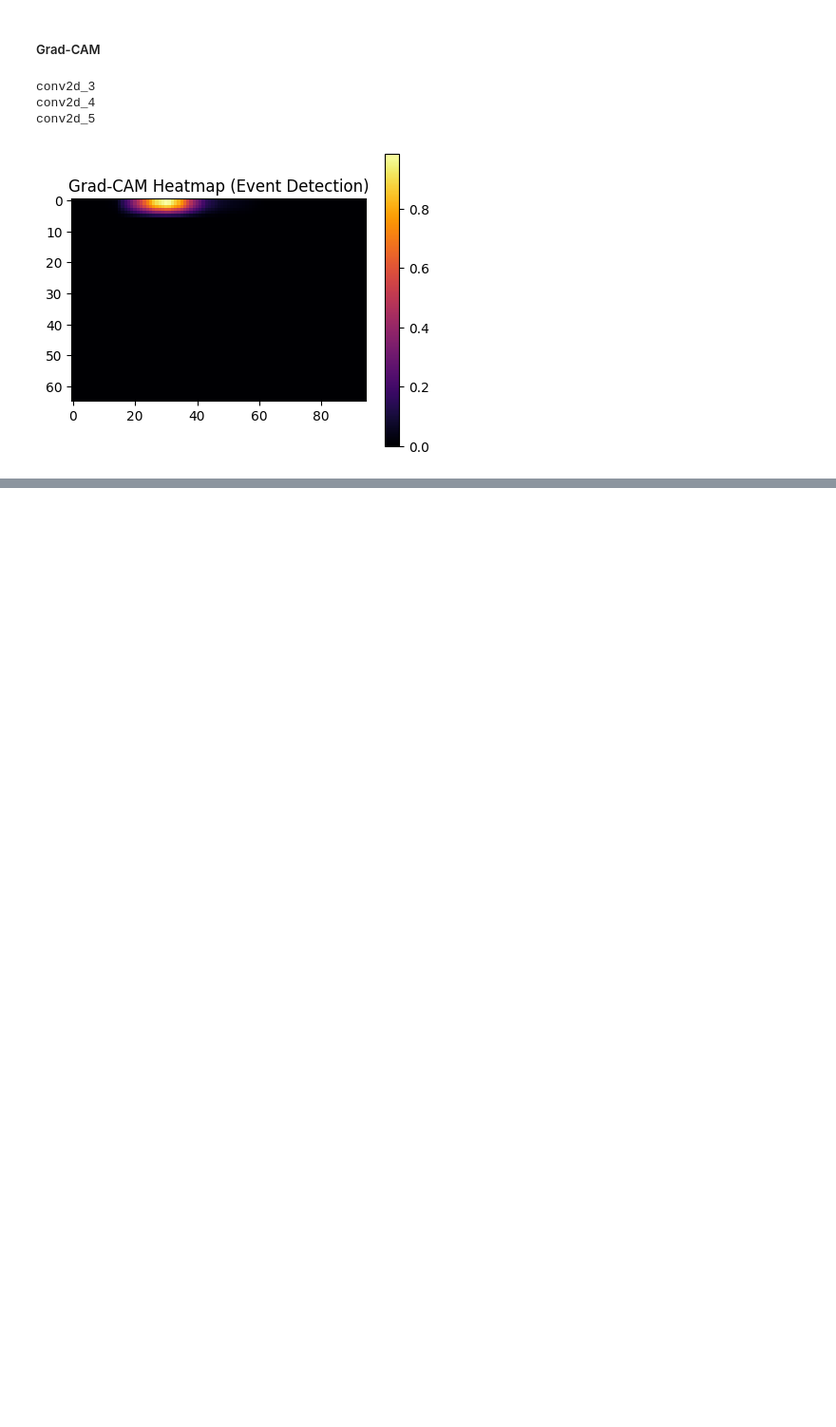
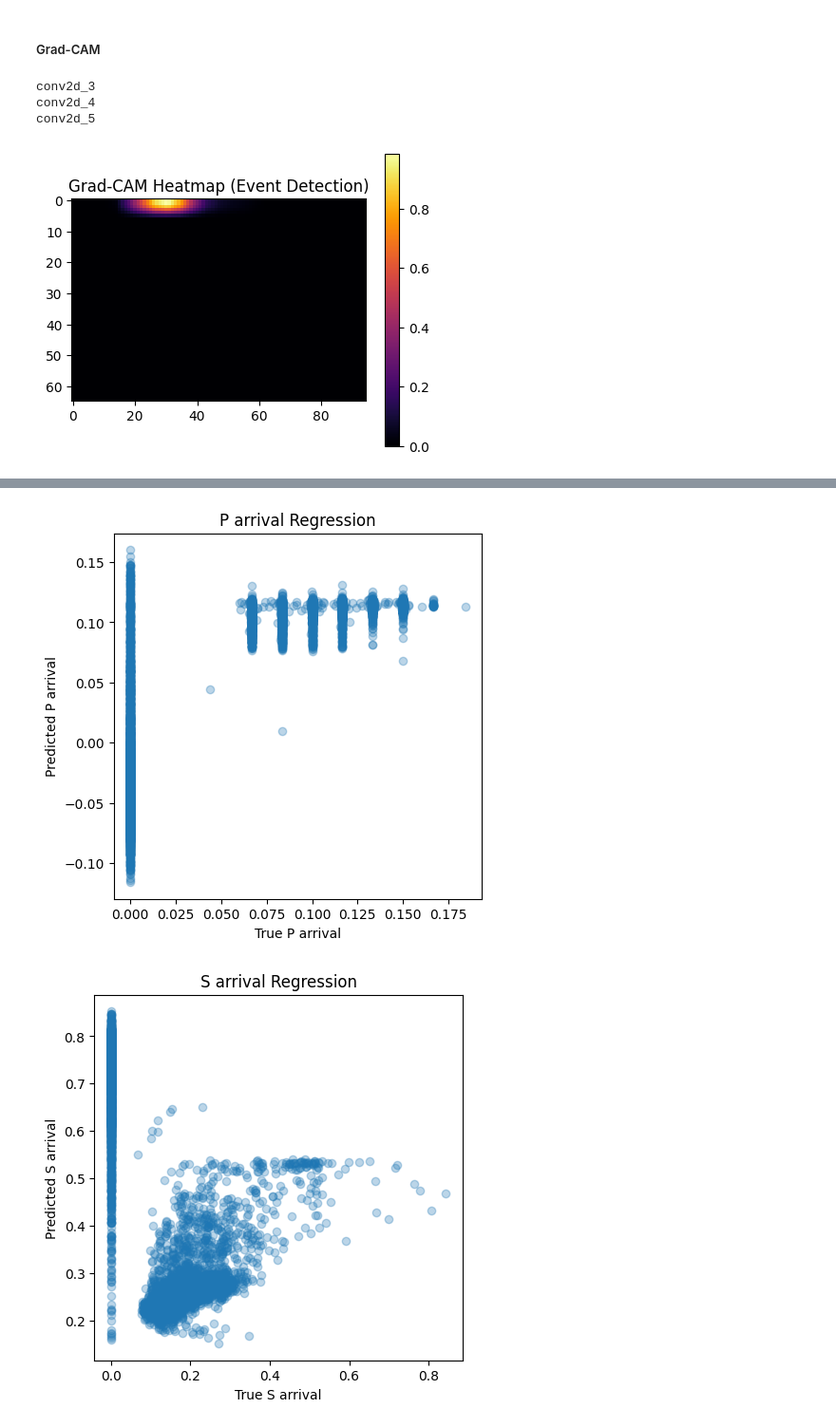
Before and after one commit to Shadabkhan2004/Earthquake-Detection, a Jupyter notebook: notebooks/mtl.ipynb, the cells around one changed output, grey strips where cells are left out. Shown at 95% size. Saved outputs shown, nothing was run; the diff lists cells and outputs as text; code cells hidden in the pictures; blank space fills up the shorter version.

```diff
--- a/notebooks/mtl.ipynb
+++ b/notebooks/mtl.ipynb
@@ -823,0 +1112,27 @@ plt.show()
+# %%
+event_preds, event_true = [], []
+p_preds, p_true = [], []
+s_preds, s_true = [], []
+
+for x, y in test_ds:
+    preds = cnn_lstm_multi_model_fixedmask.predict(x, verbose=0)
+
+    if isinstance(preds, dict):
+        event_preds.append(preds["event_output"])
+        p_preds.append(preds["p_output"])
+        s_preds.append(preds["s_output"])
+    else:
+        event_preds.append(preds[0])
+        p_preds.append(preds[1])
+        s_preds.append(preds[2])
+
+    event_true.append(y['event_output'])
+    p_true.append(y['p_output'][:, 1])  # only arrival values
+    s_true.append(y['s_output'][:, 1])
+
+event_preds = np.concatenate(event_preds).flatten()
+event_true = np.concatenate(event_true).flatten()
+p_preds = np.concatenate(p_preds).flatten()
+p_true = np.concatenate(p_true).flatten()
+s_preds = np.concatenate(s_preds).flatten()
+s_true = np.concatenate(s_true).flatten()
@@ -823,0 +1191,17 @@ plt.show()
+# %%
+plt.figure(figsize=(5,5))
+plt.scatter(p_true,p_preds,alpha=0.3)
+plt.xlabel("True P arrival")
+plt.ylabel("Predicted P arrival")
+plt.title("P arrival Regression")
+plt.show()
+
+plt.figure(figsize=(5,5))
+plt.scatter(s_true,s_preds,alpha=0.3)
+plt.xlabel("True S arrival")
+plt.ylabel("Predicted S arrival")
+plt.title("S arrival Regression")
+plt.show()
+# %% [output]
+[figure, added]
+[figure, added]
```
Also changed, not shown: parts of 24 cells of this notebook, 7 other files.
